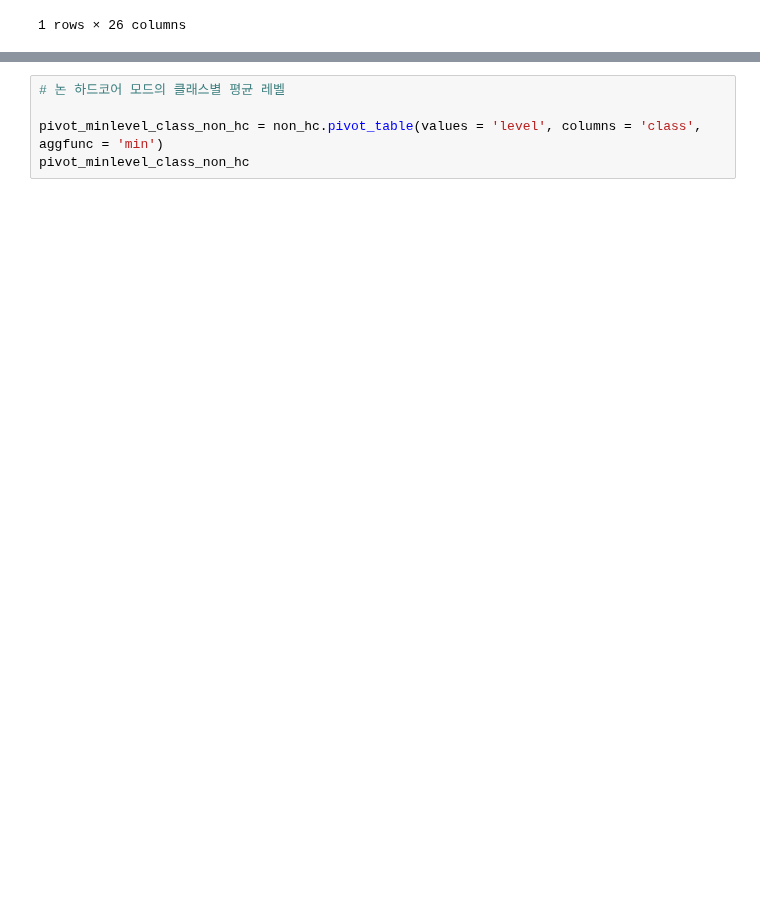
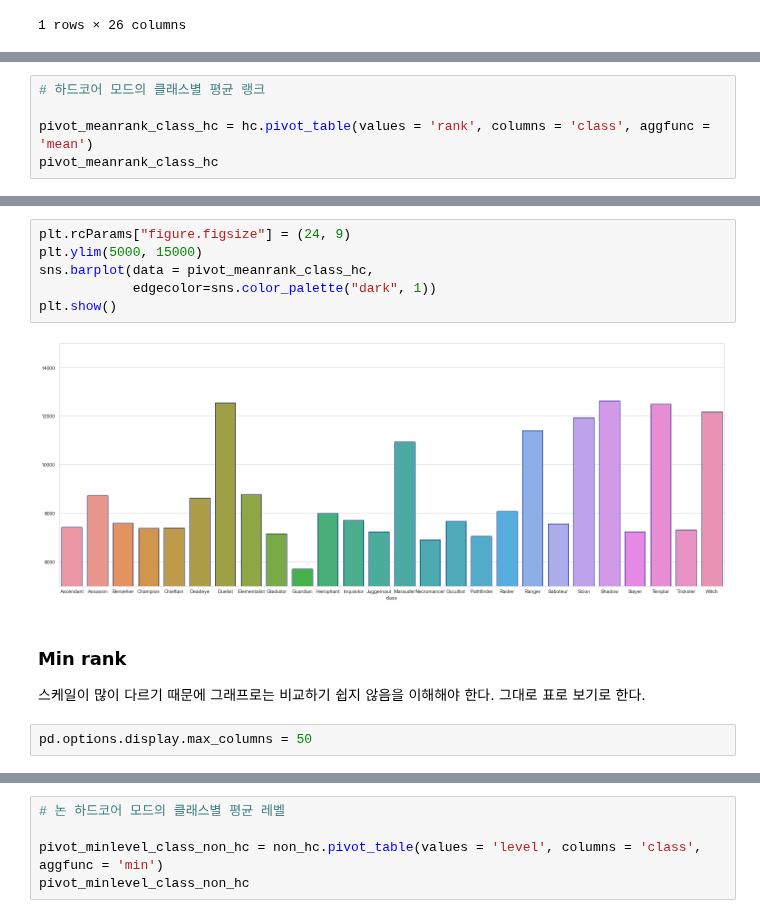
Before and after one commit to Angela-Park-JE/TIL_ver1, a Jupyter notebook: ToyPJT-POE_user/poe_stats_3_EDA_1.ipynb, the cells around one changed output, grey strips where cells are left out. Drawn from its saved outputs; the diff is of its cells as text; blank space fills up the shorter version.

```diff
--- a/ToyPJT-POE_user/poe_stats_3_EDA_1.ipynb
+++ b/ToyPJT-POE_user/poe_stats_3_EDA_1.ipynb
@@ -565,0 +569,5 @@ plt.show()
+# %%
+# 하드코어 모드의 클래스별 평균 랭크
+
+pivot_meanrank_class_hc = hc.pivot_table(values = 'rank', columns = 'class', aggfunc = 'mean')
+pivot_meanrank_class_hc
@@ -566,3 +578,17 @@ plt.show()
+# %%
+plt.rcParams["figure.figsize"] = (24, 9)
+plt.ylim(5000, 15000)
+sns.barplot(data = pivot_meanrank_class_hc,
+            edgecolor=sns.color_palette("dark", 1))
+plt.show()
+# %% [output]
+[figure, added]
+# %% [markdown]
+### Min rank
+
+스케일이 많이 다르기 때문에 그래프로는 비교하기 쉽지 않음을 이해해야 한다. 그대로 표로 보기로 한다.
+# %%
+pd.options.display.max_columns = 50
 # %%
 # 논 하드코어 모드의 클래스별 최소 랭크 (가장 높은 랭크)
 
```
Also changed, not shown: parts of 39 cells of this notebook.
